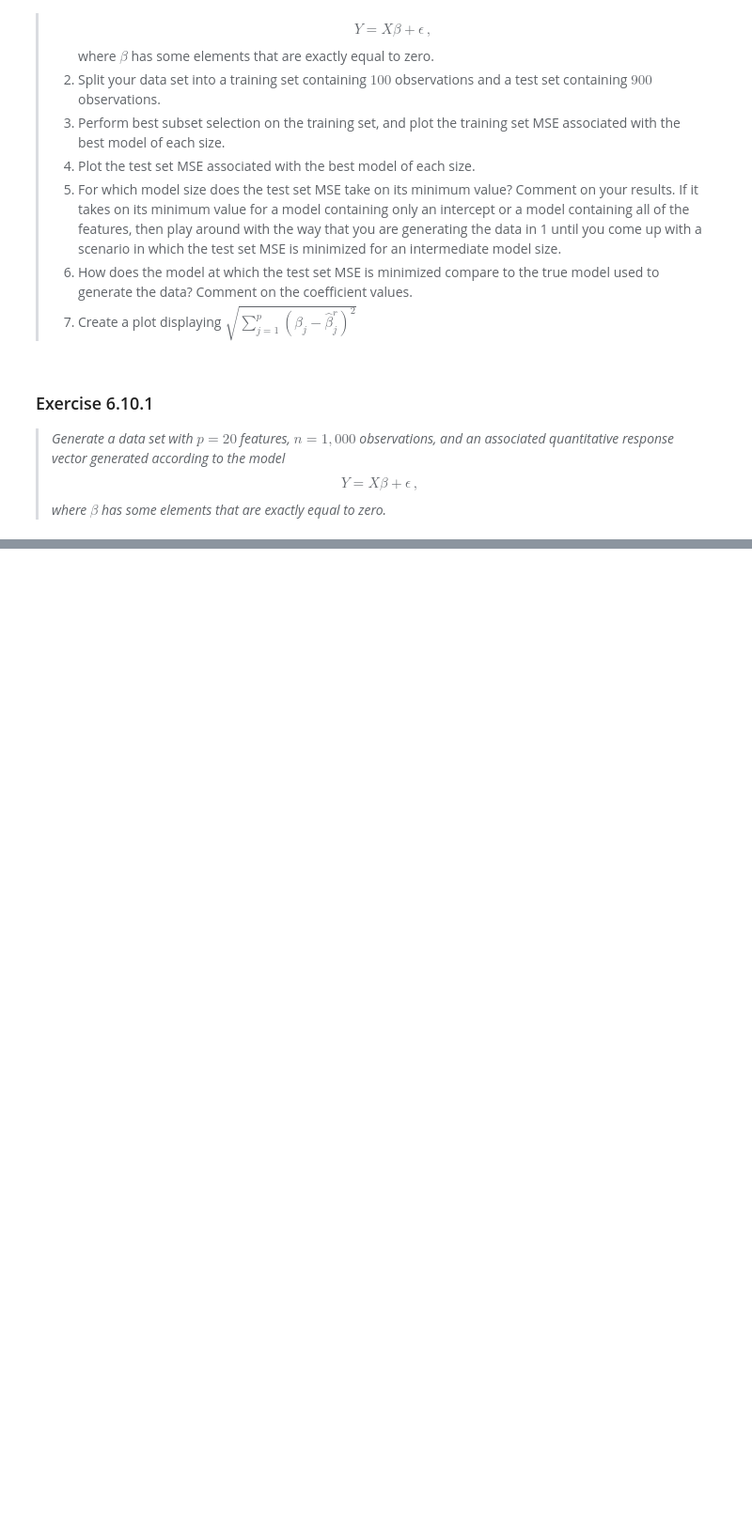
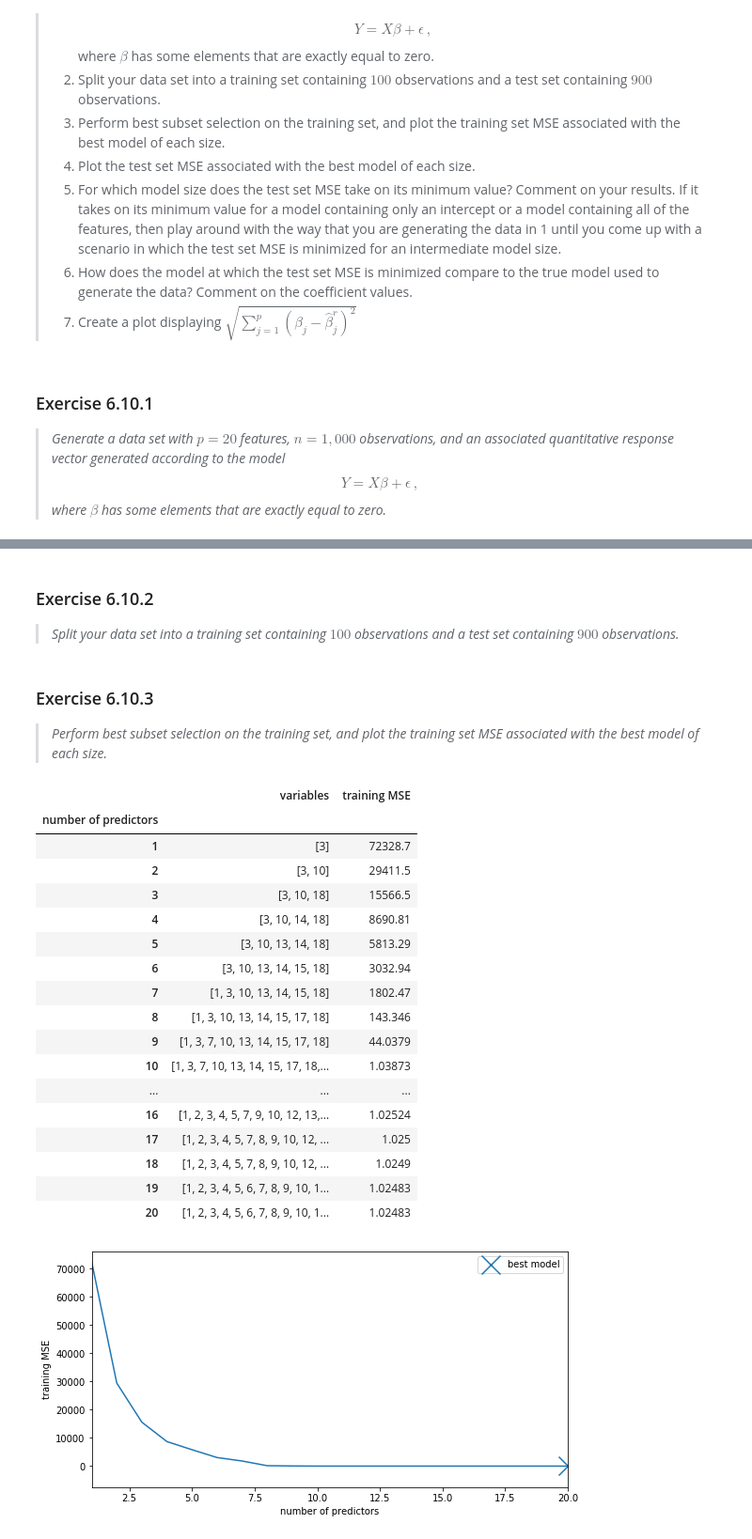
Before and after one commit to HerrBroekman/Python-solutions-for-An-Introduction-to-Statistical-Learning, a Jupyter notebook: Chapter6/Exercise10/6_10.ipynb, the cells around one changed output, grey strips where cells are left out. Shown at 94% size. Drawn from its saved outputs; the diff is of its cells as text; code cells hidden in the pictures; blank space fills up the shorter version.

Commit message:
Finished Exercise 6.10.

```diff
--- a/Chapter6/Exercise10/6_10.ipynb
+++ b/Chapter6/Exercise10/6_10.ipynb
@@ -28,3 +34,10 @@ InteractiveShell.ast_node_interactivity = "all"
+# %%
+def fit_linear_reg(df_X, Y):
+    # Fit linear regression model and return RSS values
+    model = LinearRegression(fit_intercept=False)
+    _ = model.fit(df_X, Y)
+    Y_pred = model.predict(df_X)
+    return mean_squared_error(Y, Y_pred)
 # %% [markdown]
 <h3>Exercise 6.10.1</h3>
 <blockquote>
@@ -41,0 +92,62 @@ n = 1000
+# %% [markdown]
+<h3>Exercise 6.10.2</h3>
+<blockquote>
+    <i>Split your data set into a training set containing $100$ observations and a test set containing $900$ observations.</i>
+</blockquote>
+# %%
+df_X = pd.DataFrame(X, columns=features_lst)
+df_X_train, df_X_test = train_test_split(df_X, test_size=0.1, random_state=0)
+Y_train, Y_test = train_test_split(Y, test_size=0.1, random_state=0)
+# %% [markdown]
+<h3>Exercise 6.10.3</h3>
+<blockquote>
+    <i>Perform best subset selection on the training set, and plot the training set MSE associated with the best model of each size.</i>
+</blockquote>
+# %%
+best_submodels = {}
+for k in range(1, p + 1):
+    MSE_min_subset = float('+inf')
+    #Looping over all possible combinations: from p choose k
+    for descriptiveColumns in itertools.combinations(features_lst, k):
+        descriptiveColumns = list(descriptiveColumns)
+        MSE = fit_linear_reg(df_X_train[descriptiveColumns], Y_train)
+        if MSE < MSE_min_subset:
+            MSE_min_subset = MSE
+            descriptiveColumns_best_subset = descriptiveColumns
+
+    best_submodels[k] = (descriptiveColumns_best_subset, MSE_min_subset)
+
+df_best_submodels = pd.DataFrame(best_submodels, index=['variables', 'training MSE']).T
+df_best_submodels.index.name = 'number of predictors'
+df_best_submodels
+
+# df_best_submodels
+df_best_MSE = df_best_submodels[df_best_submodels['training MSE'] == df_best_submodels['training MSE'].min()]
+
+numberOfSubplots = 1
+fig, ax1 = plt.subplots(1, numberOfSubplots, constrained_layout=True, figsize=(8*numberOfSubplots, 4))
+
+_ = df_best_submodels['training MSE'].plot(ax=ax1, label='')
+_ = ax1.scatter(x=df_best_MSE.index[0], y=df_best_MSE['training MSE'].iloc[0], marker='x', s=400, label='best model')
+_ = ax1.set_ylabel('training MSE')
+_ = ax1.legend()
+# %% [output]
+|  | variables | training MSE |
+| number of predictors |  |  |
+| 1 | [3] | 72328.7 |
+| 2 | [3, 10] | 29411.5 |
+| 3 | [3, 10, 18] | 15566.5 |
+| 4 | [3, 10, 14, 18] | 8690.81 |
+| 5 | [3, 10, 13, 14, 18] | 5813.29 |
+| 6 | [3, 10, 13, 14, 15, 18] | 3032.94 |
+| 7 | [1, 3, 10, 13, 14, 15, 18] | 1802.47 |
+| 8 | [1, 3, 10, 13, 14, 15, 17, 18] | 143.346 |
+| 9 | [1, 3, 7, 10, 13, 14, 15, 17, 18] | 44.0379 |
+| 10 | [1, 3, 7, 10, 13, 14, 15, 17, 18,... | 1.03873 |
+| ... | ... | ... |
+| 16 | [1, 2, 3, 4, 5, 7, 9, 10, 12, 13,... | 1.02524 |
+| 17 | [1, 2, 3, 4, 5, 7, 8, 9, 10, 12, ... | 1.025 |
+| 18 | [1, 2, 3, 4, 5, 7, 8, 9, 10, 12, ... | 1.0249 |
+| 19 | [1, 2, 3, 4, 5, 6, 7, 8, 9, 10, 1... | 1.02483 |
+| 20 | [1, 2, 3, 4, 5, 6, 7, 8, 9, 10, 1... | 1.02483 |
+[figure, added]
```
Also changed, not shown: parts of 9 cells of this notebook.
